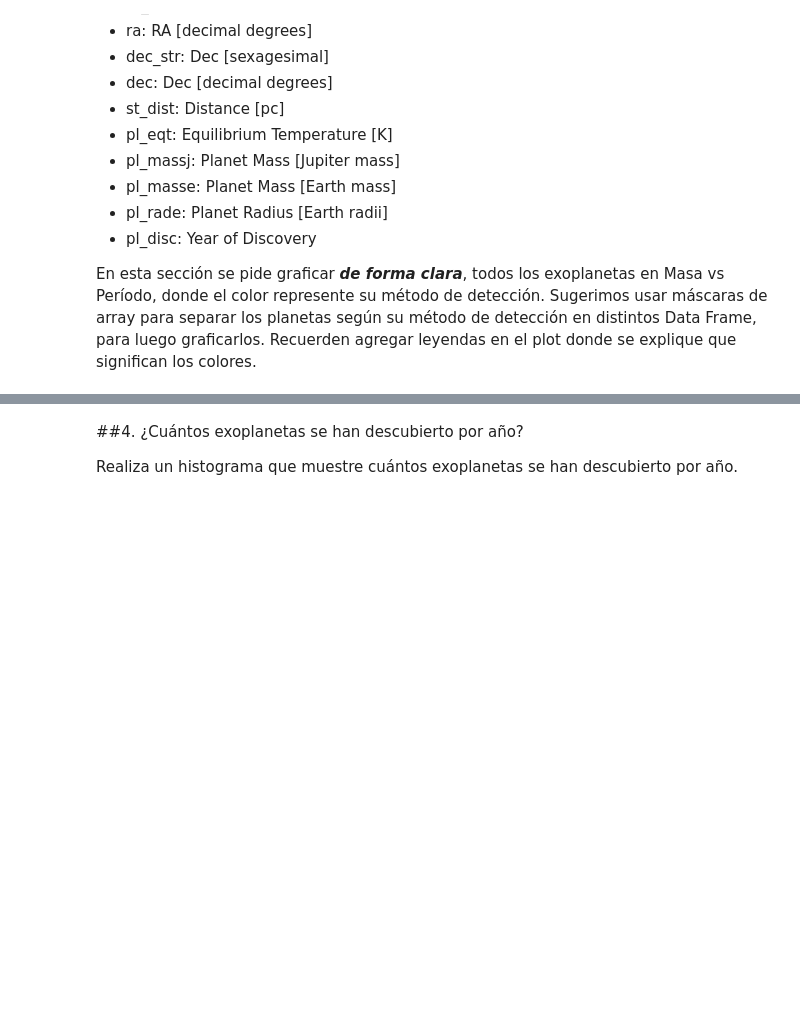
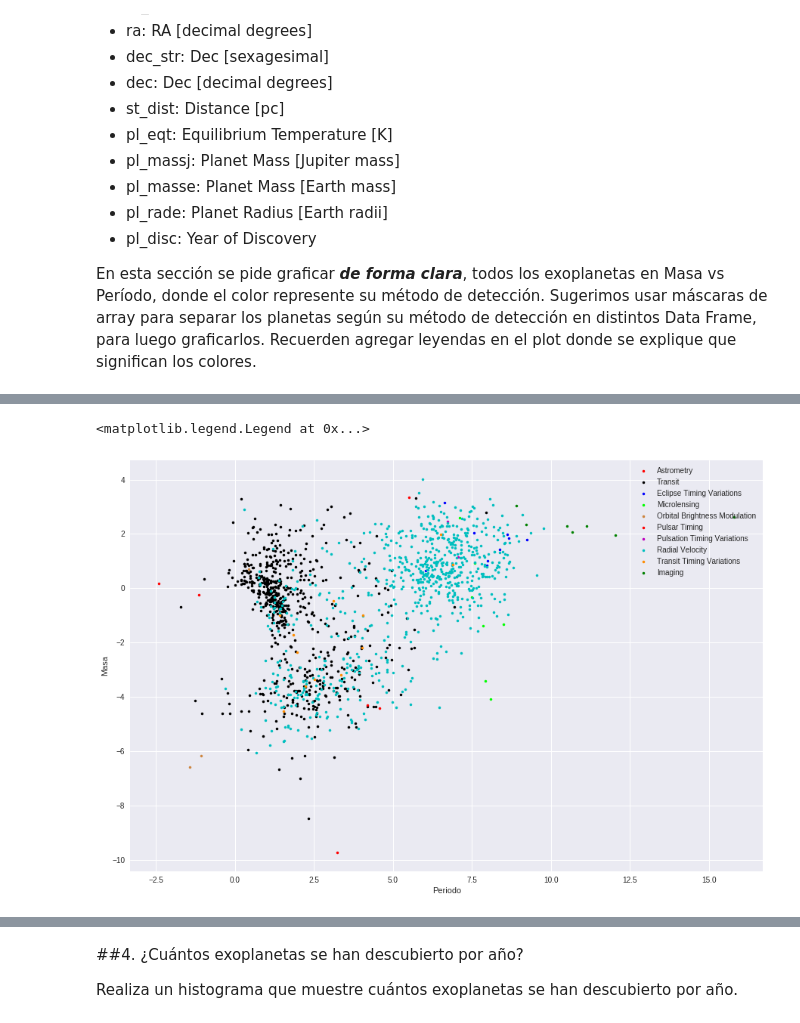
Before and after one commit to thomasobrecht/minitarea3, a Jupyter notebook: minitarea3.ipynb, the cells around one changed output, grey strips where cells are left out. Saved outputs shown, nothing was run; the diff lists cells and outputs as text; code cells hidden in the pictures; blank space fills up the shorter version.

```diff
--- a/minitarea3.ipynb
+++ b/minitarea3.ipynb
@@ -203,0 +196,25 @@ planetas = pd.read_csv(archivo, comment="#")
+# %%
+# Importamos Pandas y cargamos el archivo planets.csv
+import pandas as pd
+
+archivo = download_file('https://raw.githubusercontent.com/piacortes/astroclases/master/planets.csv?token=AXWBlnRlbOADXAfY-qtBxFJQ3SugzCucks5cpBbnwA%3D%3D')
+planetas = pd.read_csv(archivo, comment="#")
+
+
+# Graficar plot
+plt.figure(figsize=(15,10))
+
+plt.xlabel("Periodo")
+plt.ylabel("Masa")
+plt.plot(np.log(planetas[planetas["pl_discmethod"]=='Astrometry']["pl_orbper"]),np.log(planetas[planetas["pl_discmethod"]=='Astrometry'] ["pl_bmassj"]), ".",color='red',label='Astrometry')
+plt.plot(np.log(planetas[planetas["pl_discmethod"]=='Transit']["pl_orbper"]),np.log(planetas[planetas["pl_discmethod"]=='Transit'] ["pl_bmassj"]), ".",color='black',label='Transit')
+plt.plot(np.log(planetas[planetas["pl_discmethod"]=='Eclipse Timing Variations']["pl_orbper"]),np.log(planetas[planetas["pl_discmethod"]=='Eclipse Timing Variations'] ["pl_bmassj"]), ".",color='blue',label='Eclipse Timing Variations')
+plt.plot(np.log(planetas[planetas["pl_discmethod"]=='Microlensing']["pl_orbper"]),np.log(planetas[planetas["pl_discmethod"]=='Microlensing'] ["pl_bmassj"]), ".",color='lime',label='Microlensing')
+plt.plot(np.log(planetas[planetas["pl_discmethod"]=='Orbital Brightness Modulation']["pl_orbper"]),np.log(planetas[planetas["pl_discmethod"]=='Orbital Brightness Modulation'] ["pl_bmassj"]), ".",color='peru',label='Orbital Brightness Modulation')
+plt.plot(np.log(planetas[planetas["pl_discmethod"]=='Pulsar Timing']["pl_orbper"]),np.log(planetas[planetas["pl_discmethod"]=='Pulsar Timing'] ["pl_bmassj"]), ".",color='red',label='Pulsar Timing')
+plt.plot(np.log(planetas[planetas["pl_discmethod"]=='Pulsation Timing Variations']["pl_orbper"]),np.log(planetas[planetas["pl_discmethod"]=='Pulsation Timing Variations'] ["pl_bmassj"]), ".",color='m',label='Pulsation Timing Variations')
+plt.plot(np.log(planetas[planetas["pl_discmethod"]=='Radial Velocity']["pl_orbper"]),np.log(planetas[planetas["pl_discmethod"]=='Radial Velocity'] ["pl_bmassj"]), ".",color='c',label='Radial Velocity')
+plt.plot(np.log(planetas[planetas["pl_discmethod"]=='Transit Timing Variations']["pl_orbper"]),np.log(planetas[planetas["pl_discmethod"]=='Transit Timing Variations'] ["pl_bmassj"]), ".",color='darkorange',label='Transit Timing Variations')
+plt.plot(np.log(planetas[planetas["pl_discmethod"]=='Imaging']["pl_orbper"]),np.log(planetas[planetas["pl_discmethod"]=='Imaging'] ["pl_bmassj"]), ".",color='g',label='Imaging')
+plt.legend(loc='upper right')
+# %% [output]
@@ -203,0 +222,2 @@ planetas = pd.read_csv(archivo, comment="#")
+<matplotlib.legend.Legend at 0x...>
+[figure, added]
```
Also changed, not shown: parts of 3 cells of this notebook.
